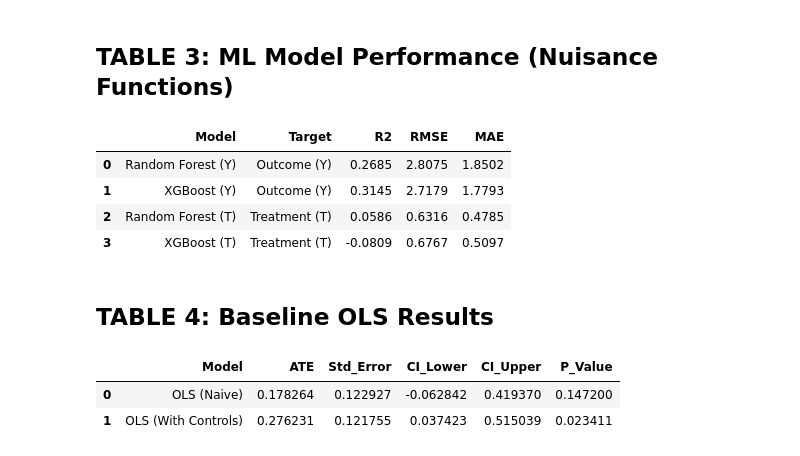
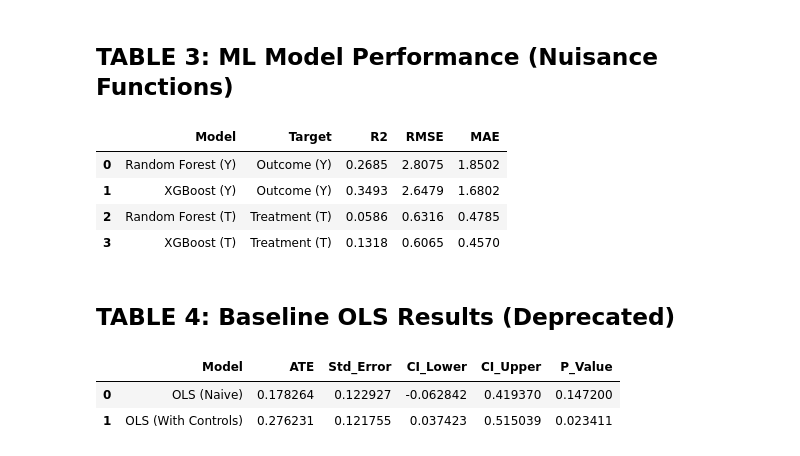
Before and after one commit to ToJupiter/ClimateRisk, a Jupyter notebook: notebooks/causal_second.ipynb, the cells around one changed output. Cells and saved outputs as stored; diff of their text form; code cells hidden in the pictures.

```diff
--- a/notebooks/causal_second.ipynb
+++ b/notebooks/causal_second.ipynb
@@ -183,11 +262,13 @@ table2
 ## TABLE 3: ML Model Performance (Nuisance Functions)
 # %%
 def table_ml_performance(df, y_col, t_col, x_cols, cv_folds=5):
+    """Match causal_analysis.py specifications exactly"""
     X = df[x_cols].values
     Y = df[y_col].values
     T = df[t_col].values
     results = []
 
+    # Random Forest for Y (same as causal_analysis.py)
     rf_y = RandomForestRegressor(n_estimators=100, random_state=42)
     y_pred_rf = cross_val_predict(rf_y, X, Y, cv=cv_folds)
     results.append({
@@ -198,7 +279,18 @@ def table_ml_performance(df, y_col, t_col, x_cols, cv_folds=5):
         'MAE': mean_absolute_error(Y, y_pred_rf)
     })
 
-    xgb_y = xgb.XGBRegressor(n_estimators=100, max_depth=3, random_state=42, verbosity=0)
+    # XGBoost for Y (MATCH causal_analysis.py parameters)
+    xgb_y = xgb.XGBRegressor(
+        n_estimators=100,
+        max_depth=2,              # ✅ Changed from 3 to 2
+        learning_rate=0.1,        # ✅ Added
+        subsample=0.8,            # ✅ Added
+        colsample_bytree=0.8,     # ✅ Added
+        reg_alpha=0.1,            # ✅ Added (Y model)
+        reg_lambda=0.5,           # ✅ Added (Y model)
+        random_state=42,
+        verbosity=0
+    )
     y_pred_xgb = cross_val_predict(xgb_y, X, Y, cv=cv_folds)
     results.append({
         'Model': 'XGBoost (Y)',
@@ -207,39 +299,51 @@ def table_ml_performance(df, y_col, t_col, x_cols, cv_folds=5):
         'RMSE': np.sqrt(mean_squared_error(Y, y_pred_xgb)),
         'MAE': mean_absolute_error(Y, y_pred_xgb)
     })
 
+    # Random Forest for T (same as causal_analysis.py)
     rf_t = RandomForestRegressor(n_estimators=100, random_state=42)
     t_pred_rf = cross_val_predict(rf_t, X, T, cv=cv_folds)
     results.append({
         'Model': 'Random Forest (T)',
         'Target': 'Treatment (T)',
         'R2': r2_score(T, t_pred_rf),
         'RMSE': np.sqrt(mean_squared_error(T, t_pred_rf)),
         'MAE': mean_absolute_error(T, t_pred_rf)
     })
 
-    xgb_t = xgb.XGBRegressor(n_estimators=100, max_depth=3, random_state=42, verbosity=0)
+    # XGBoost for T (MATCH causal_analysis.py parameters)
+    xgb_t = xgb.XGBRegressor(
+        n_estimators=100,
+        max_depth=2,              # ✅ Changed from 3 to 2
+        learning_rate=0.1,        # ✅ Added
+        subsample=0.8,            # ✅ Added
+        colsample_bytree=0.8,     # ✅ Added
+        reg_alpha=0,              # ✅ Added (T model - different from Y!)
+        reg_lambda=1,             # ✅ Added (T model - different from Y!)
+        random_state=42,
+        verbosity=0
+    )
     t_pred_xgb = cross_val_predict(xgb_t, X, T, cv=cv_folds)
     results.append({
         'Model': 'XGBoost (T)',
         'Target': 'Treatment (T)',
         'R2': r2_score(T, t_pred_xgb),
         'RMSE': np.sqrt(mean_squared_error(T, t_pred_xgb)),
         'MAE': mean_absolute_error(T, t_pred_xgb)
     })
 
     return pd.DataFrame(results).round(4)
 
 table3 = table_ml_performance(df_mapped, y_col, t_col, x_cols)
 table3
 # %% [output]
 |  | Model | Target | R2 | RMSE | MAE |
 | 0 | Random Forest (Y) | Outcome (Y) | 0.2685 | 2.8075 | 1.8502 |
-| 1 | XGBoost (Y) | Outcome (Y) | 0.3145 | 2.7179 | 1.7793 |
+| 1 | XGBoost (Y) | Outcome (Y) | 0.3493 | 2.6479 | 1.6802 |
 | 2 | Random Forest (T) | Treatment (T) | 0.0586 | 0.6316 | 0.4785 |
-| 3 | XGBoost (T) | Treatment (T) | -0.0809 | 0.6767 | 0.5097 |
+| 3 | XGBoost (T) | Treatment (T) | 0.1318 | 0.6065 | 0.4570 |
 # %% [markdown]
-## TABLE 4: Baseline OLS Results
+## TABLE 4: Baseline OLS Results (Deprecated)
 # %%
 def table_ols_results(df, y_col, t_col, x_cols):
     Y = df[y_col].values
```
Also changed, not shown: parts of 8 cells of this notebook, 2 other files.
